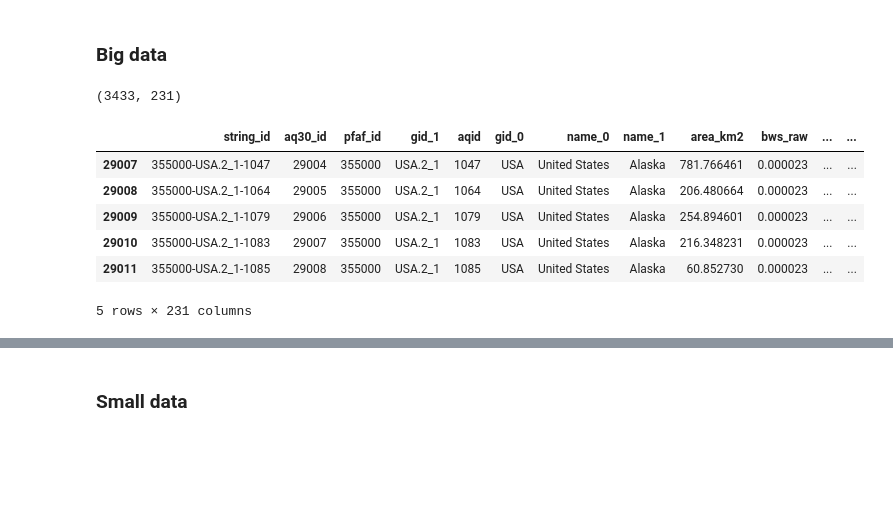
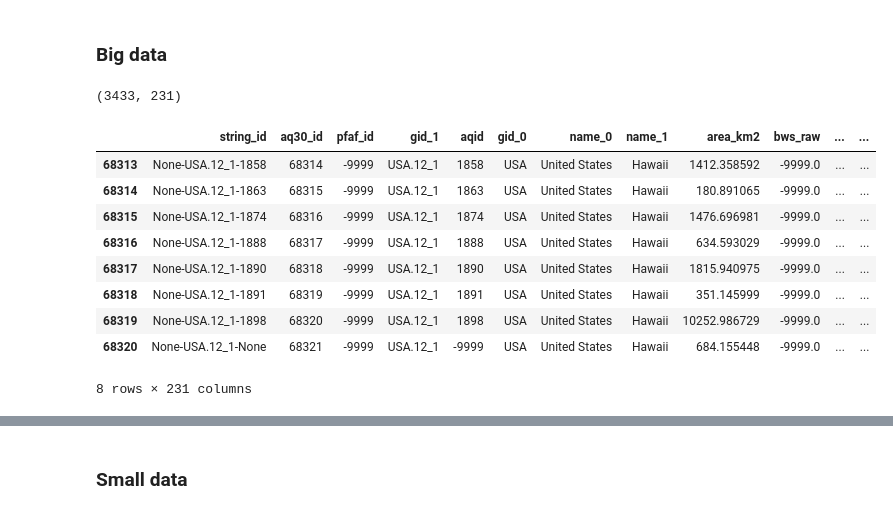
Before and after one commit to AI-VTRC/Tech_Impacts_on_Water, a Jupyter notebook: lauren_clustering_merged_datasets/notebook_data_processing.ipynb, the cells around one changed output, grey strips where cells are left out. Drawn from its saved outputs; the diff is of its cells as text; code cells hidden in the pictures; blank space fills up the shorter version.

```diff
--- a/lauren_clustering_merged_datasets/notebook_data_processing.ipynb
+++ b/lauren_clustering_merged_datasets/notebook_data_processing.ipynb
@@ -3,23 +3,28 @@
 # %%
 import pandas as pd
 
 # Load the dataset
 big_data = pd.read_csv('./data/attempt2/big_data.csv')
 
 # Filter rows where the 'name_0' column is 'United States'
 us_data = big_data[big_data['name_0'] == 'United States']
 
 # Display the filtered DataFrame
 print(us_data.shape)
-us_data.head()
+#us_data.head()
+# no_duplicates[no_duplicates[column_name] != certain_value]
+us_data[us_data['name_1'] == 'Hawaii']
 # %% [output]
 (3433, 231)
 |  | string_id | aq30_id | pfaf_id | gid_1 | aqid | gid_0 | name_0 | name_1 | area_km2 | bws_raw | ... | ... |
-| 29007 | 355000-USA.2_1-1047 | 29004 | 355000 | USA.2_1 | 1047 | USA | United States | Alaska | 781.766461 | 0.000023 | ... | ... |
-| 29008 | 355000-USA.2_1-1064 | 29005 | 355000 | USA.2_1 | 1064 | USA | United States | Alaska | 206.480664 | 0.000023 | ... | ... |
-| 29009 | 355000-USA.2_1-1079 | 29006 | 355000 | USA.2_1 | 1079 | USA | United States | Alaska | 254.894601 | 0.000023 | ... | ... |
-| 29010 | 355000-USA.2_1-1083 | 29007 | 355000 | USA.2_1 | 1083 | USA | United States | Alaska | 216.348231 | 0.000023 | ... | ... |
-| 29011 | 355000-USA.2_1-1085 | 29008 | 355000 | USA.2_1 | 1085 | USA | United States | Alaska | 60.852730 | 0.000023 | ... | ... |
+| 68313 | None-USA.12_1-1858 | 68314 | -9999 | USA.12_1 | 1858 | USA | United States | Hawaii | 1412.358592 | -9999.0 | ... | ... |
+| 68314 | None-USA.12_1-1863 | 68315 | -9999 | USA.12_1 | 1863 | USA | United States | Hawaii | 180.891065 | -9999.0 | ... | ... |
+| 68315 | None-USA.12_1-1874 | 68316 | -9999 | USA.12_1 | 1874 | USA | United States | Hawaii | 1476.696981 | -9999.0 | ... | ... |
+| 68316 | None-USA.12_1-1888 | 68317 | -9999 | USA.12_1 | 1888 | USA | United States | Hawaii | 634.593029 | -9999.0 | ... | ... |
+| 68317 | None-USA.12_1-1890 | 68318 | -9999 | USA.12_1 | 1890 | USA | United States | Hawaii | 1815.940975 | -9999.0 | ... | ... |
+| 68318 | None-USA.12_1-1891 | 68319 | -9999 | USA.12_1 | 1891 | USA | United States | Hawaii | 351.145999 | -9999.0 | ... | ... |
+| 68319 | None-USA.12_1-1898 | 68320 | -9999 | USA.12_1 | 1898 | USA | United States | Hawaii | 10252.986729 | -9999.0 | ... | ... |
+| 68320 | None-USA.12_1-None | 68321 | -9999 | USA.12_1 | -9999 | USA | United States | Hawaii | 684.155448 | -9999.0 | ... | ... |
-5 rows × 231 columns
+8 rows × 231 columns
 # %%
 # Columns to keep are only those with '_raw' in their names (indicating raw values) and essential identifiers
```
Also changed, not shown: parts of 13 cells of this notebook.
